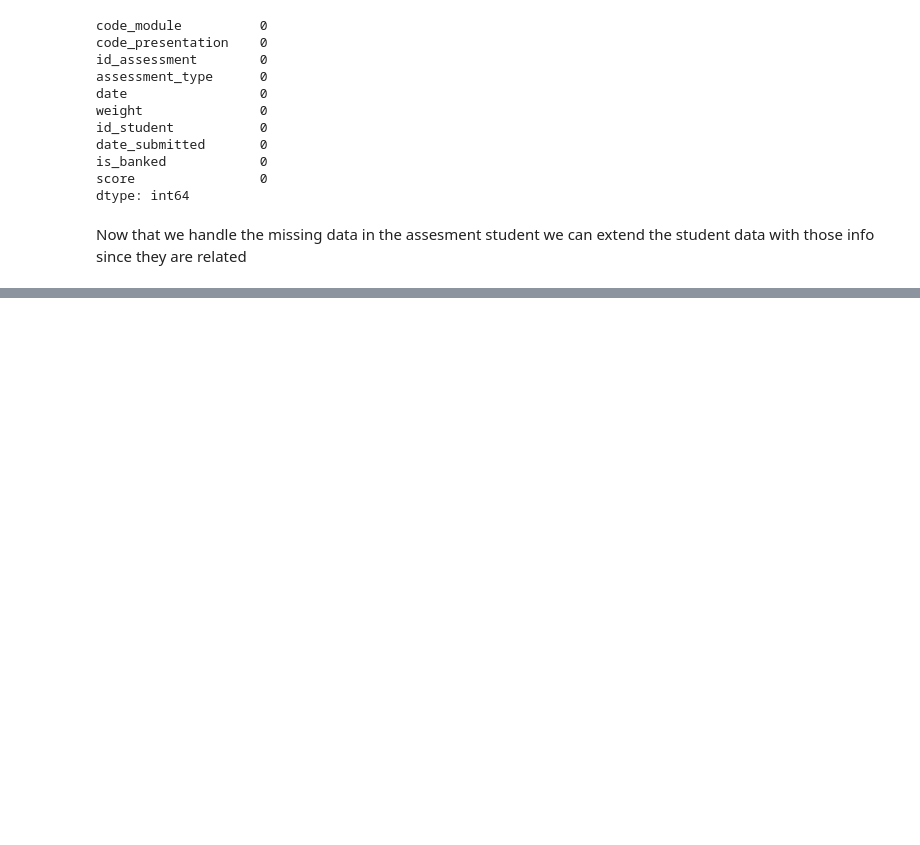
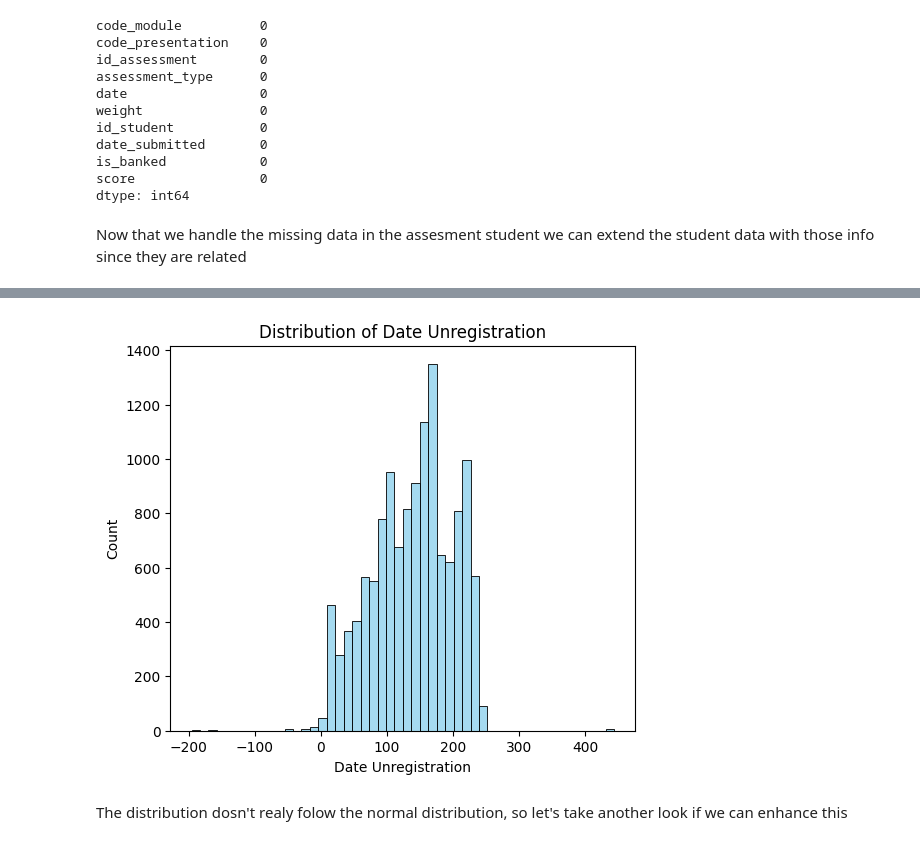
Before and after one commit to Katia-LOUNAS/oulad-network-exploration, a Jupyter notebook: notebooks/data_preparation.ipynb, the cells around one changed output, grey strips where cells are left out. Cells and saved outputs as stored; diff of their text form; code cells hidden in the pictures; blank space fills up the shorter version.

```diff
--- a/notebooks/data_preparation.ipynb
+++ b/notebooks/data_preparation.ipynb
@@ -153,0 +196,15 @@ dtype: int64
+# %%
+df['study_status'] = df['final_result'].apply(lambda x: 'finished' if x in ['Pass', 'Fail', 'Distinction'] else 'unfinished')
+# %%
+df_non_null = df[df['date_unregistration'].notnull()]
+
+plt.figure(figsize=(6, 5))
+sns.histplot(df_non_null['date_unregistration'], bins=50, color='skyblue')
+plt.title('Distribution of Date Unregistration')
+plt.xlabel('Date Unregistration')
+plt.ylabel('Count')
+plt.show()
+# %% [output]
+[figure, added]
+# %% [markdown]
+The distribution dosn't realy folow the normal distribution, so let's take another look if we can enhance this
```
Also changed, not shown: parts of 16 cells of this notebook, 1 other file.
